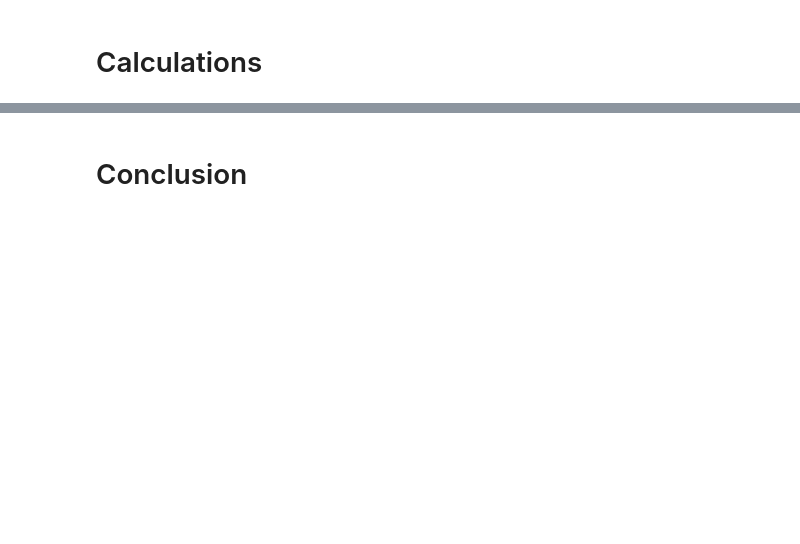
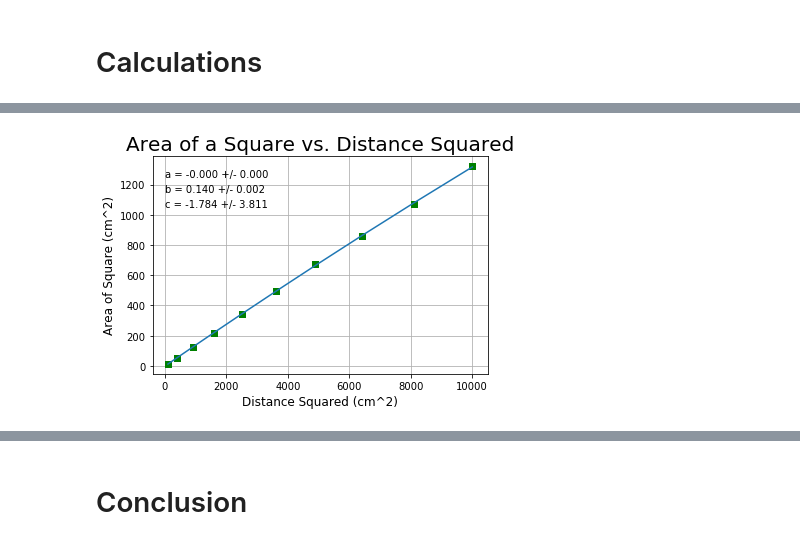
Before and after one commit to jsribaud/PHY363, a Jupyter notebook: lab02/ISL_cm_jc.ipynb, the cells around one changed output, grey strips where cells are left out. Cells and saved outputs as stored; diff of their text form; code cells hidden in the pictures; blank space fills up the shorter version.

```diff
--- a/lab02/ISL_cm_jc.ipynb
+++ b/lab02/ISL_cm_jc.ipynb
@@ -162,0 +69,32 @@ plt.show()
+# %%
+data=ascii.read("lab2part1.csv")
+
+rsqr=data['rsqr']
+Area=data['Area']
+
+fig=plt.figure()
+ax = fig.add_subplot(111)
+plt.plot(rsqr, Area, 'gs')
+plt.axis('tight')
+plt.grid(True)
+
+plt.title('Area of a Square vs. Distance Squared', fontsize=20)
+plt.xlabel('Distance Squared (cm^2)', fontsize=12)
+plt.ylabel('Area of Square (cm^2)', fontsize=12)
+
+def func(x, a, b, c):
+    return a*x**2 + b*x + c
+
+popt, pcov = curve_fit(func, rsqr, Area)
+
+
+
+ax.plot(rsqr, Area,'gs')
+ax.plot(rsqr, np.polyval(popt, rsqr), '-')
+ax.text(10, 1250, r"a = {0:.3f} +/- {1:.3f}".format(popt[0], pcov[0,0]**0.5))
+ax.text(10, 1150, r"b = {0:.3f} +/- {1:.3f}".format(popt[1], pcov[1,1]**0.5))
+ax.text(10, 1050 , r"c = {0:.3f} +/- {1:.3f}".format(popt[2], pcov[2,2]**0.5))
+
+plt.show()
+# %% [output]
+[figure, added]
```
Also changed, not shown: parts of 17 cells of this notebook.
